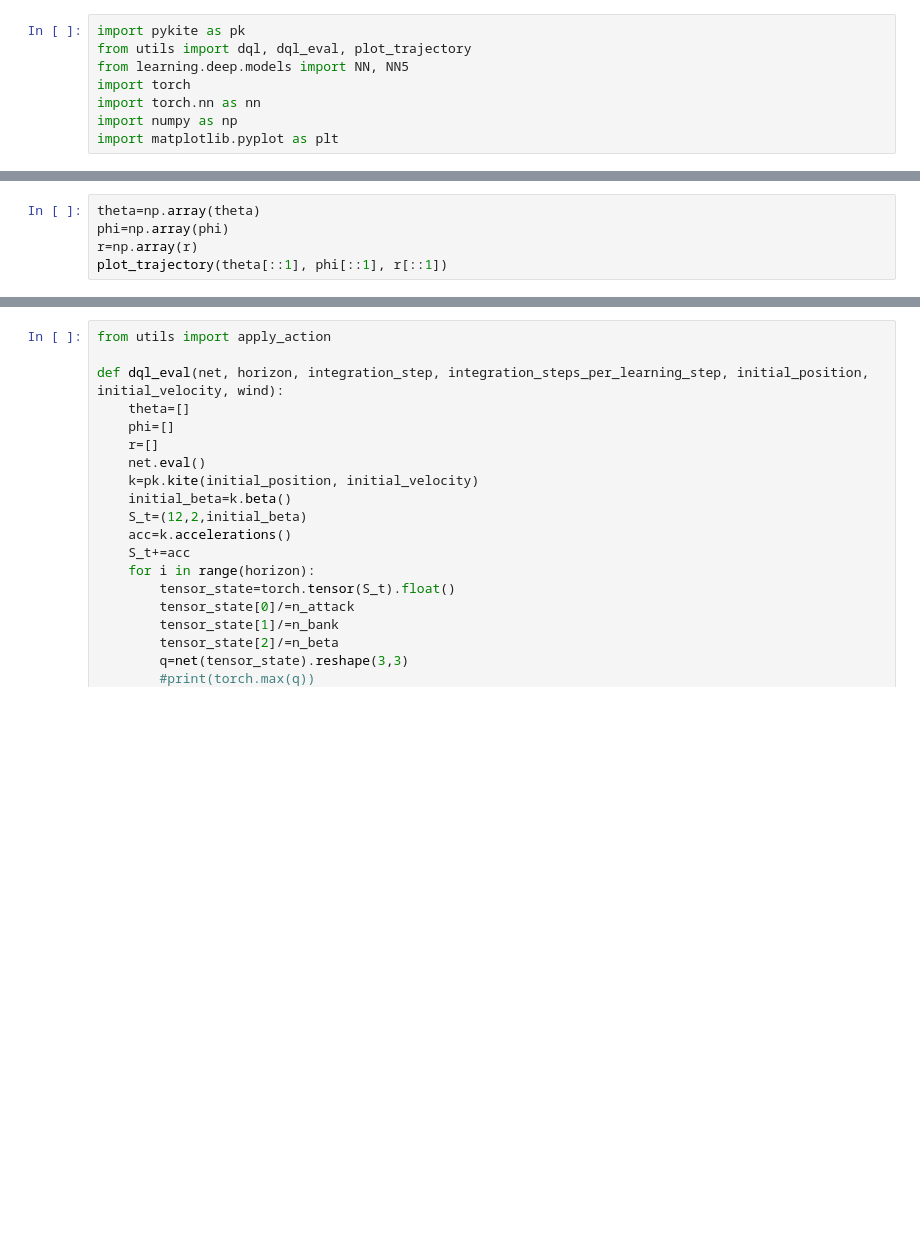
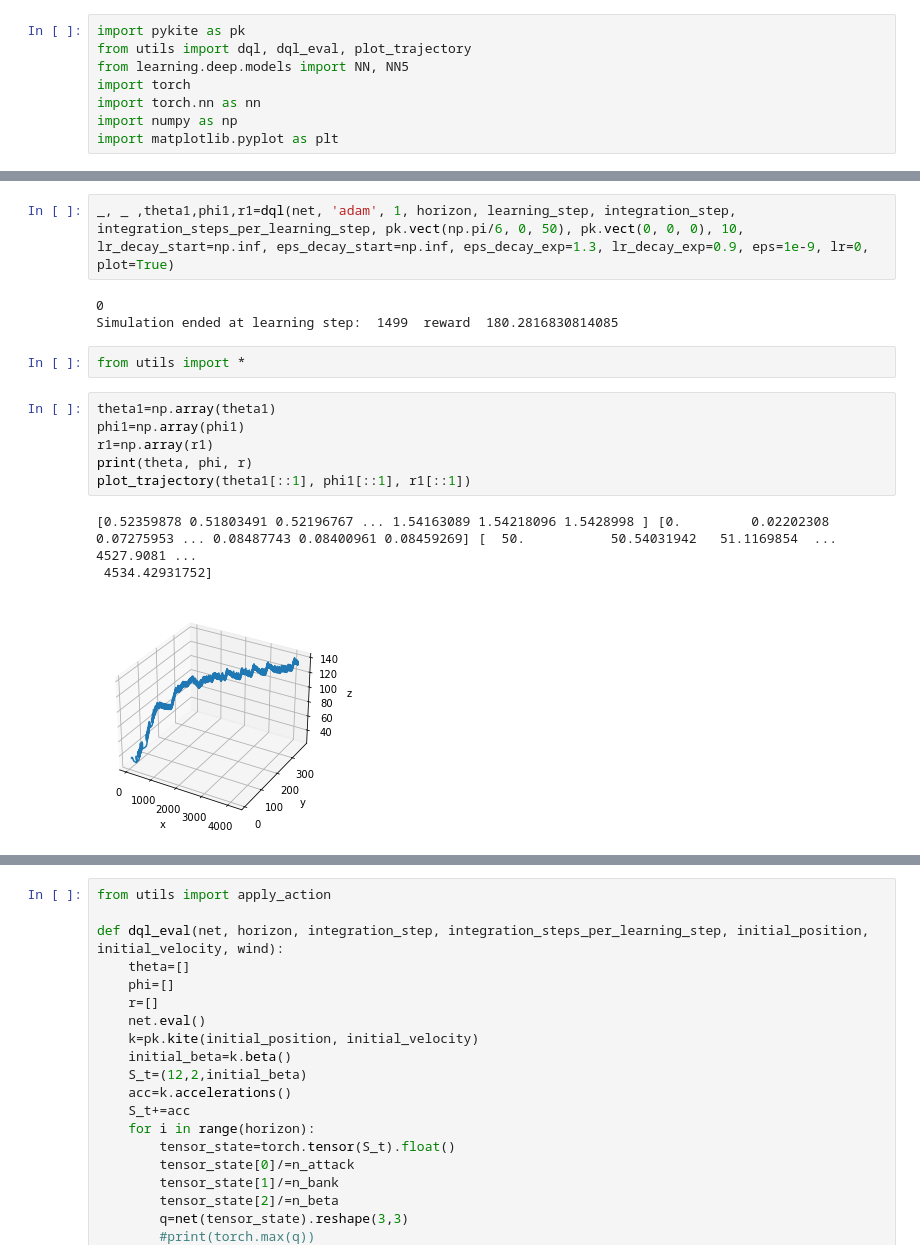
Before and after one commit to lorenzobasile/KiteRL, a Jupyter notebook: deep_acc.ipynb, the cells around one changed output, grey strips where cells are left out. Drawn from its saved outputs; the diff is of its cells as text; blank space fills up the shorter version.

```diff
--- a/deep_acc.ipynb
+++ b/deep_acc.ipynb
@@ -44,5 +44,0 @@ epsilon  1.2171985294207125e-08  eta 3.6991846353379182e-06 Simulation failed at
-# %%
-theta=np.array(theta)
-phi=np.array(phi)
-r=np.array(r)
-plot_trajectory(theta[::1], phi[::1], r[::1])
@@ -50,0 +141,17 @@ NameError: name 'theta' is not defined
+# %%
+_, _ ,theta1,phi1,r1=dql(net, 'adam', 1, horizon, learning_step, integration_step, integration_steps_per_learning_step, pk.vect(np.pi/6, 0, 50), pk.vect(0, 0, 0), 10, lr_decay_start=np.inf, eps_decay_start=np.inf, eps_decay_exp=1.3, lr_decay_exp=0.9, eps=1e-9, lr=0, plot=True)
+# %% [output]
+0
+Simulation ended at learning step:  1499  reward  180.2816830814085
+# %%
+from utils import *
+# %%
+theta1=np.array(theta1)
+phi1=np.array(phi1)
+r1=np.array(r1)
+print(theta, phi, r)
+plot_trajectory(theta1[::1], phi1[::1], r1[::1])
+# %% [output]
+[0.52359878 0.51803491 0.52196767 ... 1.54163089 1.54218096 1.5428998 ] [0.         0.02202308 0.07275953 ... 0.08487743 0.08400961 0.08459269] [  50.           50.54031942   51.1169854  ... 4527.9081 ...
+ 4534.42931752]
+[figure, added]
```
Also changed, not shown: parts of 18 cells of this notebook, 15 other files.
